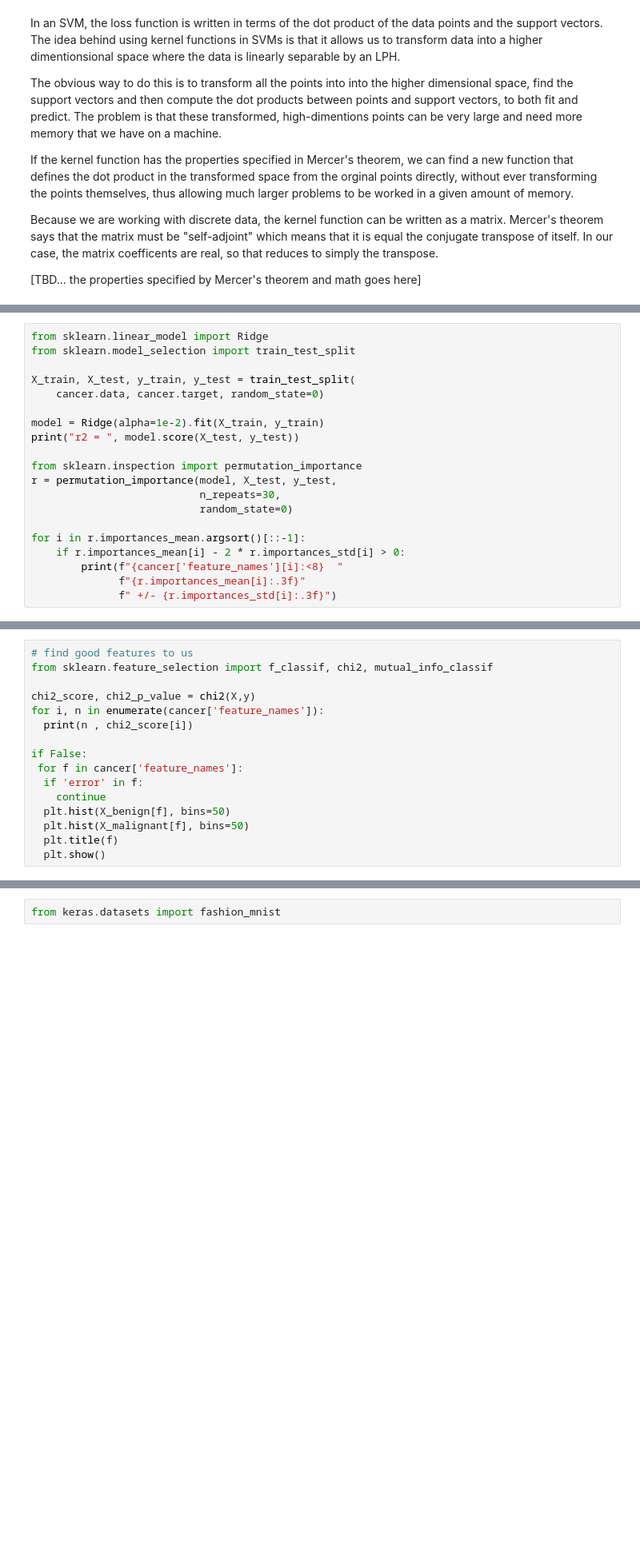
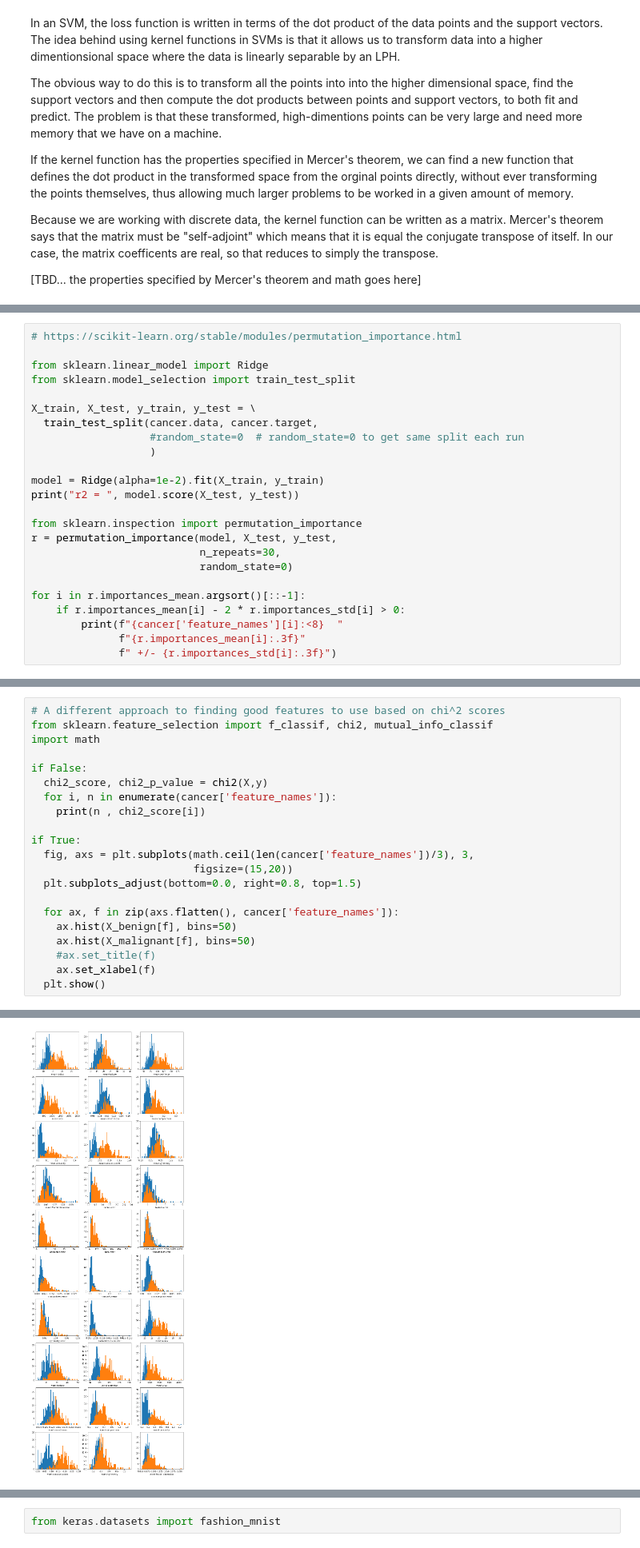
Before and after one commit to ajheller/notebooks, a Jupyter notebook: Copy_of_HW2.ipynb, the cells around one changed output, grey strips where cells are left out. Shown at 80% size. Drawn from its saved outputs; the diff is of its cells as text; blank space fills up the shorter version.

```diff
--- a/Copy_of_HW2.ipynb
+++ b/Copy_of_HW2.ipynb
@@ -345,9 +351,13 @@ target_names: ['malignant' 'benign']
 # %%
+# https://scikit-learn.org/stable/modules/permutation_importance.html
+
 from sklearn.linear_model import Ridge
 from sklearn.model_selection import train_test_split
 
-X_train, X_test, y_train, y_test = train_test_split(
-    cancer.data, cancer.target, random_state=0)
+X_train, X_test, y_train, y_test = \
+  train_test_split(cancer.data, cancer.target,
+                   #random_state=0  # random_state=0 to get same split each run
+                   )
 
 model = Ridge(alpha=1e-2).fit(X_train, y_train)
 print("r2 = ", model.score(X_test, y_test))
@@ -394,17 +395,22 @@ array([ 7.21548910e-01,  4.72623820e-02,  3.19013887e-02,  7.87502196e-02,
 # %%
-# find good features to us
+# A different approach to finding good features to use based on chi^2 scores
 from sklearn.feature_selection import f_classif, chi2, mutual_info_classif
-
-chi2_score, chi2_p_value = chi2(X,y)
-for i, n in enumerate(cancer['feature_names']):
-  print(n , chi2_score[i])
+import math
 
 if False:
- for f in cancer['feature_names']:
-  if 'error' in f:
-    continue
-  plt.hist(X_benign[f], bins=50)
-  plt.hist(X_malignant[f], bins=50)
-  plt.title(f)
+  chi2_score, chi2_p_value = chi2(X,y)
+  for i, n in enumerate(cancer['feature_names']):
+    print(n , chi2_score[i])
+
+if True:
+  fig, axs = plt.subplots(math.ceil(len(cancer['feature_names'])/3), 3,
+                          figsize=(15,20))
+  plt.subplots_adjust(bottom=0.0, right=0.8, top=1.5)
+
+  for ax, f in zip(axs.flatten(), cancer['feature_names']):
+    ax.hist(X_benign[f], bins=50)
+    ax.hist(X_malignant[f], bins=50)
+    #ax.set_title(f)
+    ax.set_xlabel(f)
   plt.show()
 # %% [output]
@@ -428,3 +417,4 @@ worst fractal dimension 0.23152240721751574
+[figure, added]
 # %%
 # make scatter plots of features to find good features
 # adapted from: https://www.kaggle.com/rcfreitas/python-ml-breast-cancer-diagnostic-data-set
```
Also changed, not shown: parts of 25 cells of this notebook.
